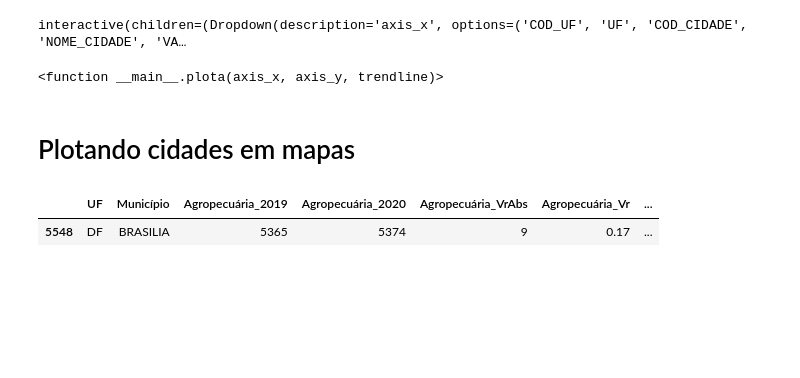
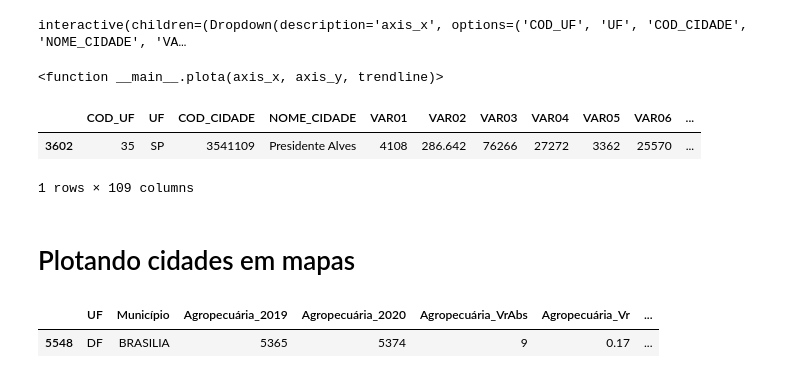
Before and after one commit to LeonardoCamargoRossato/QualityLife_x_SizeCity, a Jupyter notebook: Quality_SizeCity_versão3.ipynb, the cells around one changed output. Cells and saved outputs as stored; diff of their text form; code cells hidden in the pictures; blank space fills up the shorter version.

```diff
--- a/Quality_SizeCity_versão3.ipynb
+++ b/Quality_SizeCity_versão3.ipynb
@@ -100,6 +177,12 @@ interact(plota, axis_x=colunas, axis_y=colunas, trendline=['log','reta'])
 # %% [output]
 interactive(children=(Dropdown(description='axis_x', options=('COD_UF', 'UF', 'COD_CIDADE', 'NOME_CIDADE', 'VA…
 <function __main__.plota(axis_x, axis_y, trendline)>
+# %%
+df_Br[df_Br.NOME_CIDADE == 'Presidente Alves']
+# %% [output]
+|  | COD_UF | UF | COD_CIDADE | NOME_CIDADE | VAR01 | VAR02 | VAR03 | VAR04 | VAR05 | VAR06 | ... |
+| 3602 | 35 | SP | 3541109 | Presidente Alves | 4108 | 286.642 | 76266 | 27272 | 3362 | 25570 | ... |
+1 rows × 109 columns
 # %% [markdown]
 # Plotando cidades em mapas
 # %%
```
Also changed, not shown: parts of 7 cells of this notebook, 4 other files.
